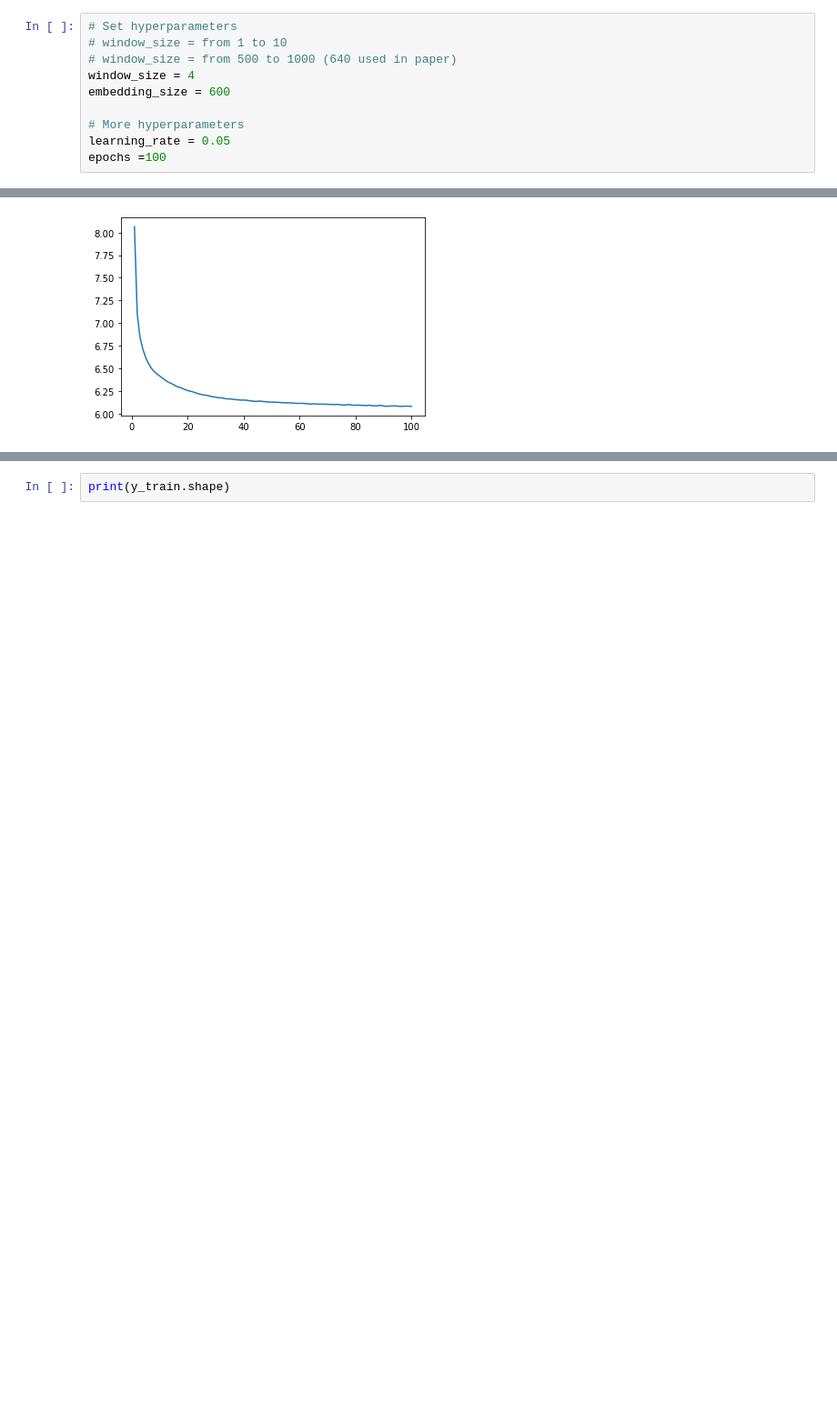
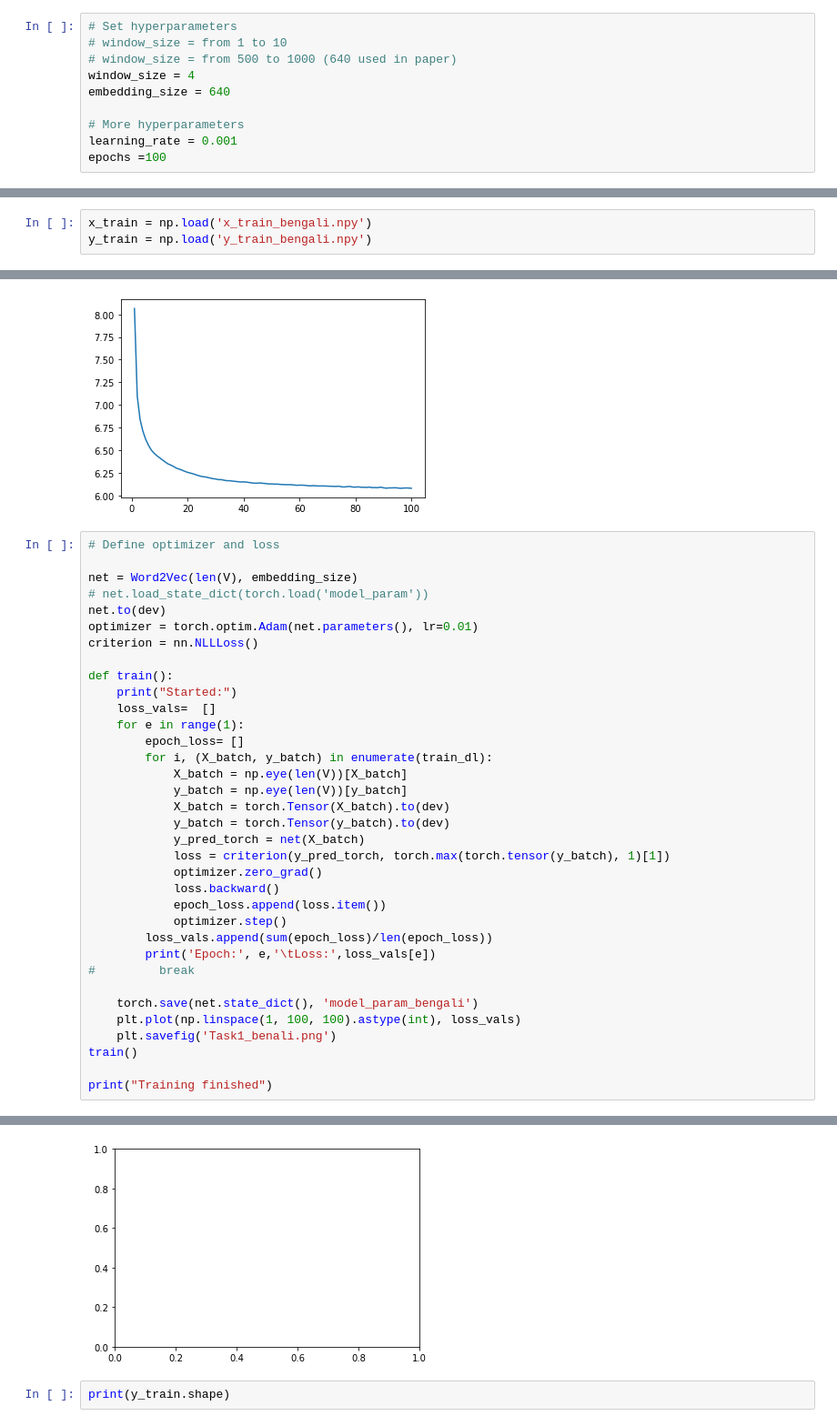
Before and after one commit to salmanedhi/NNTI-WS2021-NLP-Project, a Jupyter notebook: Task1_Bengali.ipynb, the cells around one changed output, grey strips where cells are left out. Shown: that part at 91% size. Saved outputs shown, nothing was run; the diff lists cells and outputs as text; blank space fills up the shorter version.

```diff
--- a/Task1_Bengali.ipynb
+++ b/Task1_Bengali.ipynb
@@ -234,10 +234,10 @@ Initialize them in a dictionary or as independent variables in the code block be
 # window_size = from 1 to 10
 # window_size = from 500 to 1000 (640 used in paper)
 window_size = 4
-embedding_size = 600
+embedding_size = 640
 
 # More hyperparameters
-learning_rate = 0.05
+learning_rate = 0.001
 epochs =100
 # %% [markdown]
 # 1.7 Pytorch Module (0.5 + 0.5 + 0.5 points)
@@ -317,6 +317,9 @@ INDEX: 4549 Length: 437681
 INDEX: 4599 Length: 441447
 INDEX: 4649 Length: 447407
 (448854,)
+# %%
+x_train = np.load('x_train_bengali.npy')
+y_train = np.load('y_train_bengali.npy')
 # %% [markdown]
 ### Loading to dataloader
 # %%
@@ -398,3 +401,39 @@ Epoch: 98       Loss: 6.083142610860031
 Epoch: 99       Loss: 6.080892964301502
 Training finished
 [figure]
+# %%
+# Define optimizer and loss
+
+net = Word2Vec(len(V), embedding_size)
+# net.load_state_dict(torch.load('model_param'))
+net.to(dev)
+optimizer = torch.optim.Adam(net.parameters(), lr=0.01)
+criterion = nn.NLLLoss()
+
+def train():
+    print("Started:")
+    loss_vals=  []
+    for e in range(1):
+        epoch_loss= []
+        for i, (X_batch, y_batch) in enumerate(train_dl):
+            X_batch = np.eye(len(V))[X_batch]
+            y_batch = np.eye(len(V))[y_batch]
+            X_batch = torch.Tensor(X_batch).to(dev)
+            y_batch = torch.Tensor(y_batch).to(dev)
+            y_pred_torch = net(X_batch)
+            loss = criterion(y_pred_torch, torch.max(torch.tensor(y_batch), 1)[1])
+            optimizer.zero_grad()
+            loss.backward()
+            epoch_loss.append(loss.item())
+            optimizer.step()
+        loss_vals.append(sum(epoch_loss)/len(epoch_loss))
+        print('Epoch:', e,'\tLoss:',loss_vals[e])
+#         break
+
+    torch.save(net.state_dict(), 'model_param_bengali')
+    plt.plot(np.linspace(1, 100, 100).astype(int), loss_vals)
+    plt.savefig('Task1_benali.png')
+train()
+
+print("Training finished")
+# %% [output]
@@ -401,3 +443,4 @@ Training finished
+[figure, added]
 # %%
 print(y_train.shape)
 # %% [output]
```
Also changed, not shown: parts of 3 cells of this notebook, 3 other files.
